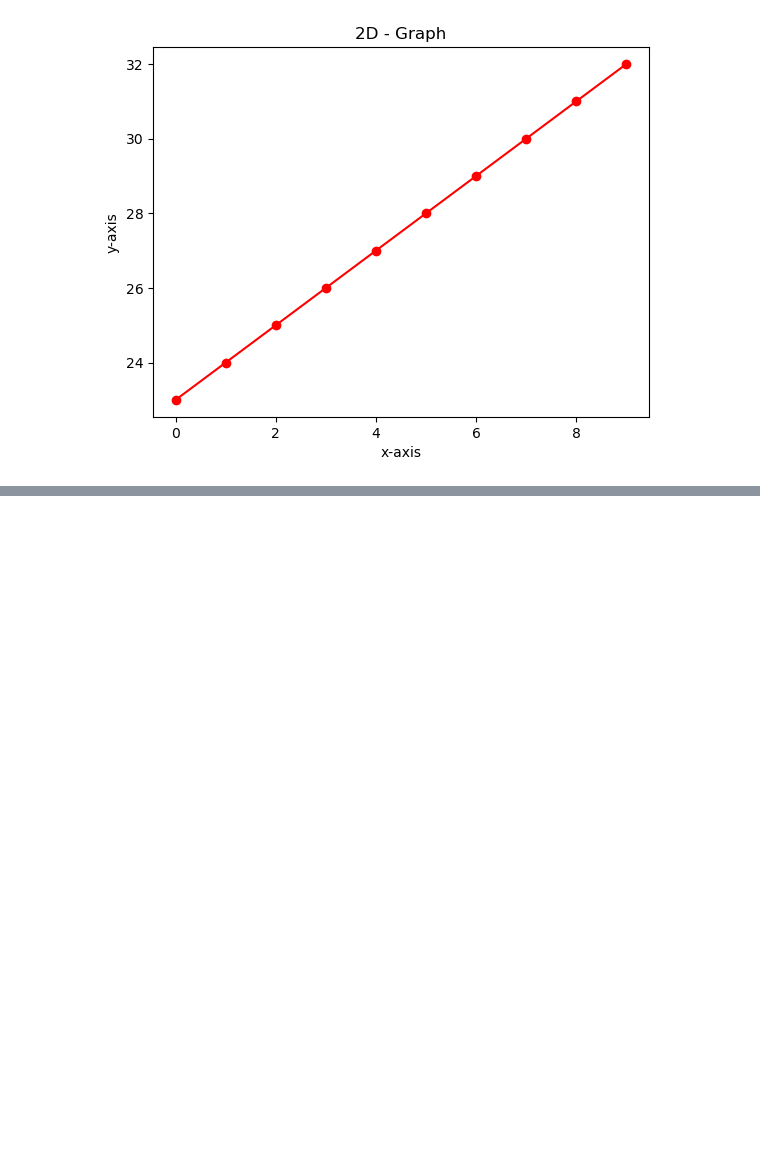
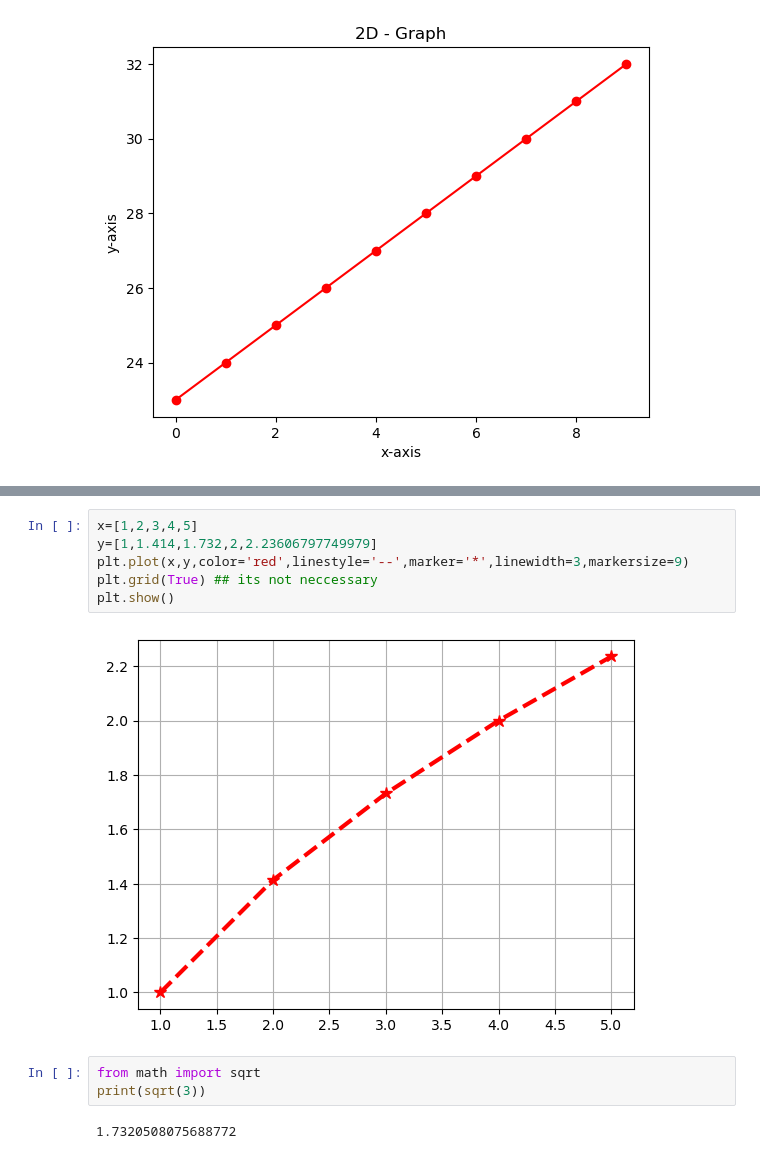
Before and after one commit to mdaftab20089/Machine-Learning, a Jupyter notebook: matlpotlib.ipynb, the cells around one changed output, grey strips where cells are left out. Drawn from its saved outputs; the diff is of its cells as text; blank space fills up the shorter version.

```diff
--- a/matlpotlib.ipynb
+++ b/matlpotlib.ipynb
@@ -21,0 +32,13 @@ plt.plot(x,y,'r*-')
+# %%
+x=[1,2,3,4,5]
+y=[1,1.414,1.732,2,2.23606797749979]
+plt.plot(x,y,color='red',linestyle='--',marker='*',linewidth=3,markersize=9)
+plt.grid(True) ## its not neccessary
+plt.show()
+# %% [output]
+[figure, added]
+# %%
+from math import sqrt
+print(sqrt(3))
+# %% [output]
+1.7320508075688772
```
Also changed, not shown: parts of 16 cells of this notebook.
